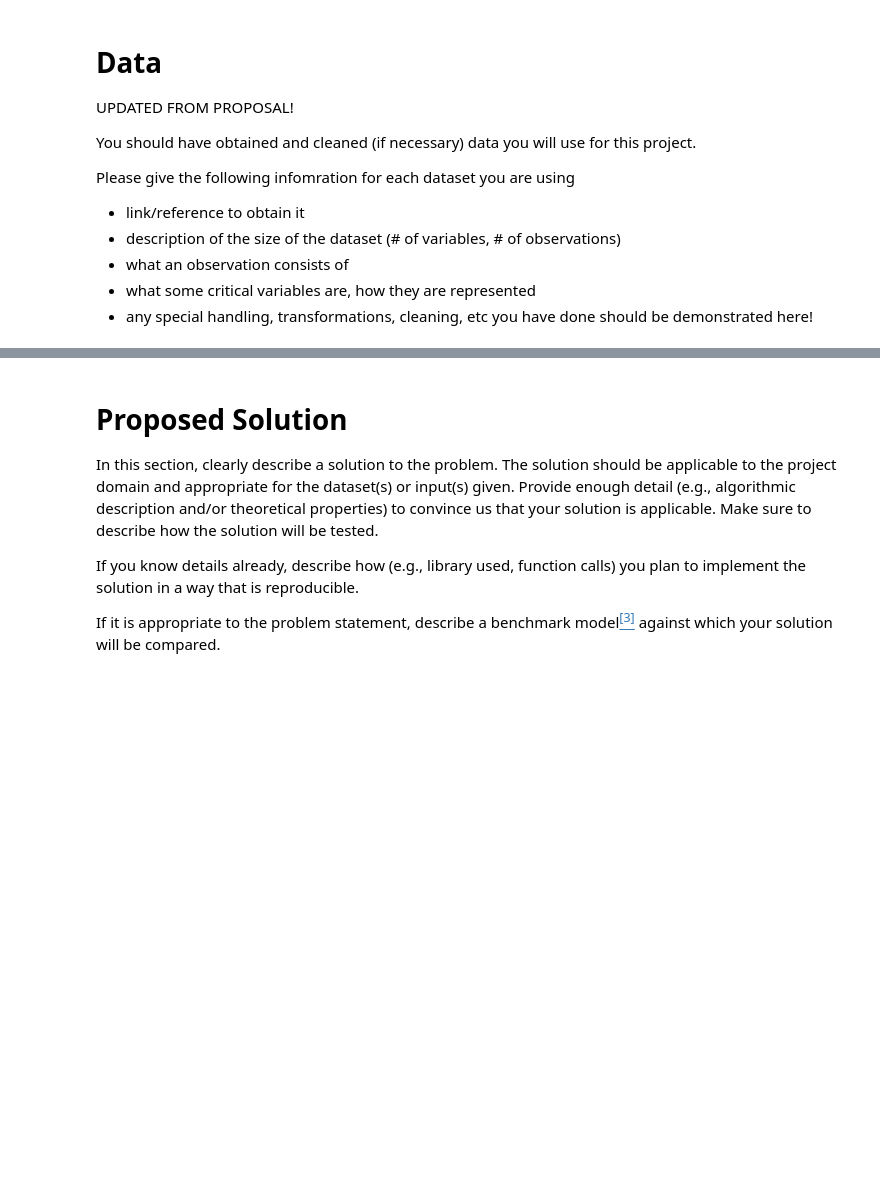
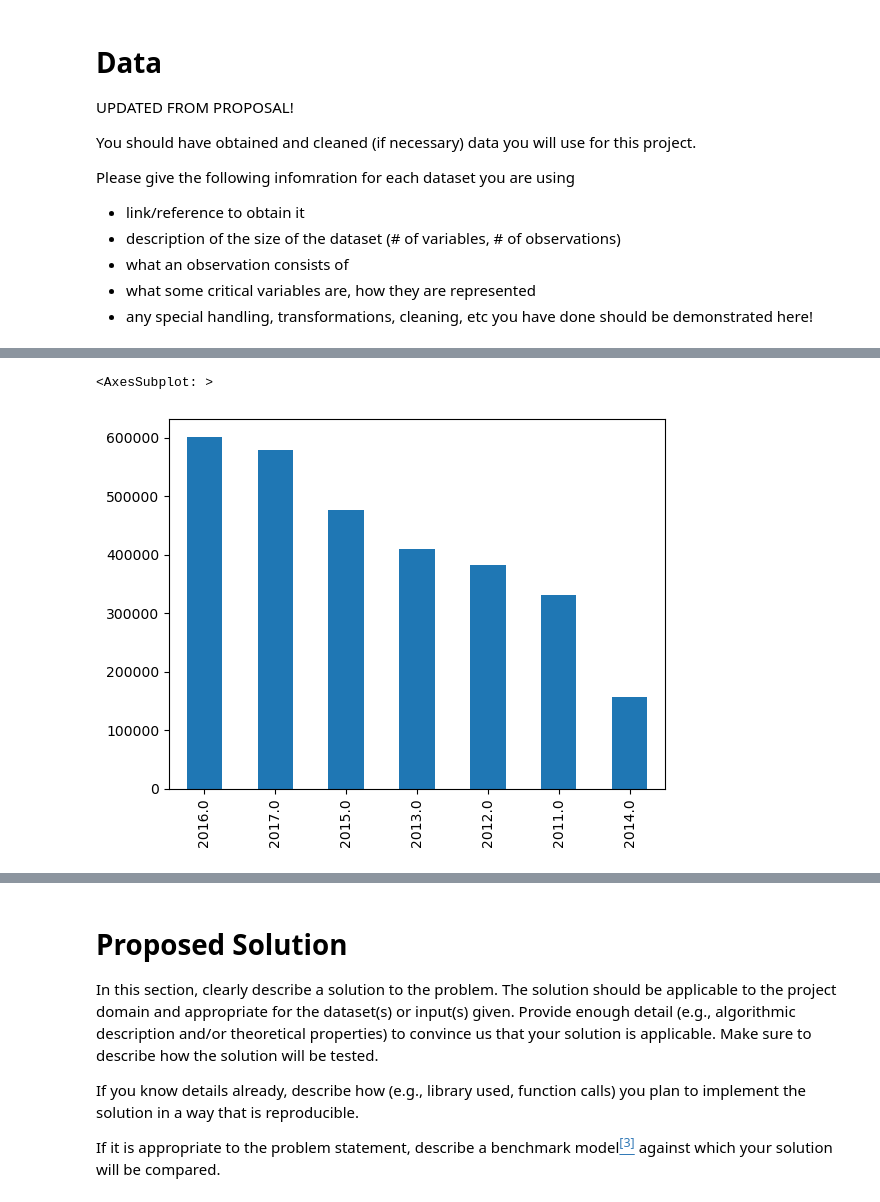
Before and after one commit to COGS118A/Group031-Wi23, a Jupyter notebook: CheckpointGroup031-Wi23.ipynb, the cells around one changed output, grey strips where cells are left out. Saved outputs shown, nothing was run; the diff lists cells and outputs as text; code cells hidden in the pictures; blank space fills up the shorter version.

```diff
--- a/CheckpointGroup031-Wi23.ipynb
+++ b/CheckpointGroup031-Wi23.ipynb
@@ -56,7 +57,7 @@ dfs = []
 
 # Loop through each CSV file, read it into a DataFrame, and append it to the list
 for csv_file in csv_files:
-    df = pd.read_csv(csv_file)
+    df = pd.read_csv("data/"+csv_file)
     dfs.append(df)
 
 # Concatenate all the DataFrames together into a single DataFrame
@@ -70,0 +66,3 @@ print(list(range(1,9)))
+# %%
+h1b = h1b.drop(h1b.iloc[:, 25:50], axis=1)
+h1b.info()
@@ -70,0 +87,17 @@ print(list(range(1,9)))
+# %%
+#make a bar chart
+
+#first, get all samples where the cases were certified and all samples where the cases weren't certified
+
+h1b_cert = df.loc[df['case_status'] == "C"]
+h1b_noncert = df.loc[df['case_status'] != 'C']
+
+case_years = ["2016", "2017", "2015" "2013", "2012", "2011", "2014"]
+case_year_vc = h1b.value_counts(subset=["case_year"], sort=True)
+
+
+h1b_.case_year.value_counts().plot(kind = 'bar')
+h1b
+# %% [output]
+<AxesSubplot: >
+[figure, added]
```
Also changed, not shown: parts of 5 cells of this notebook.
